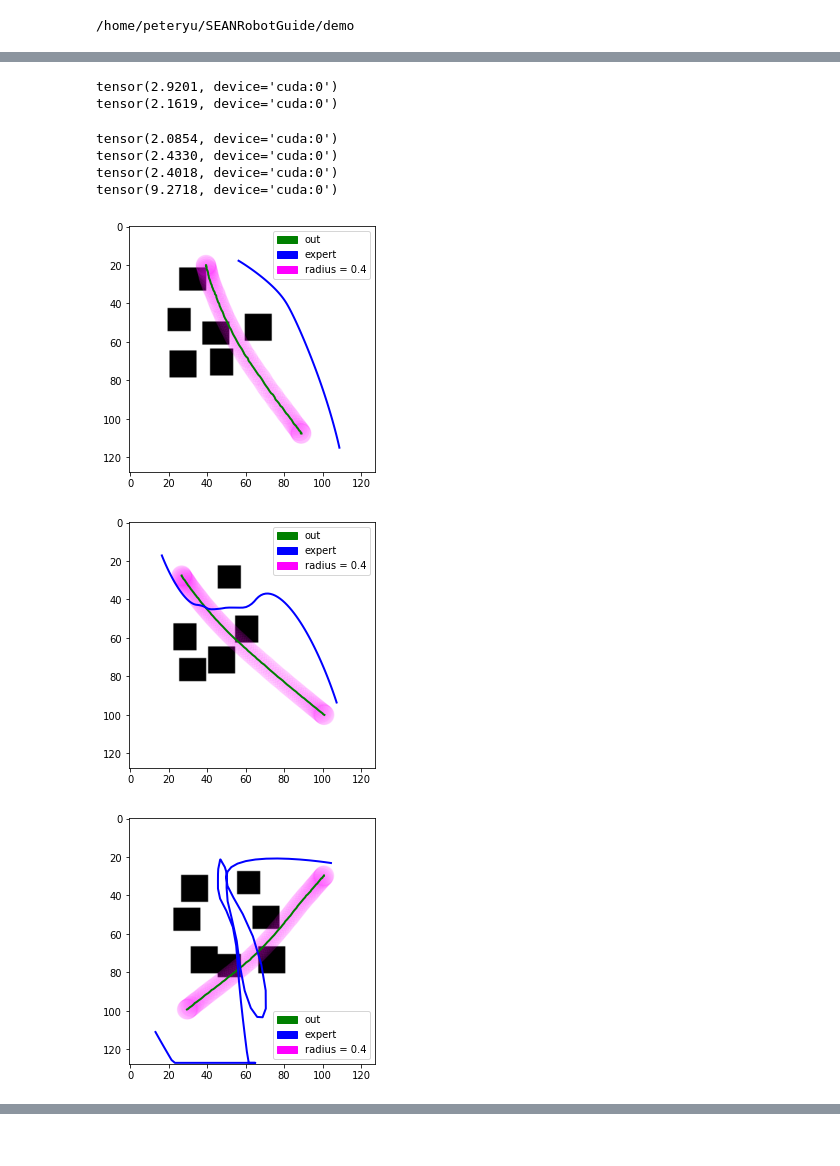
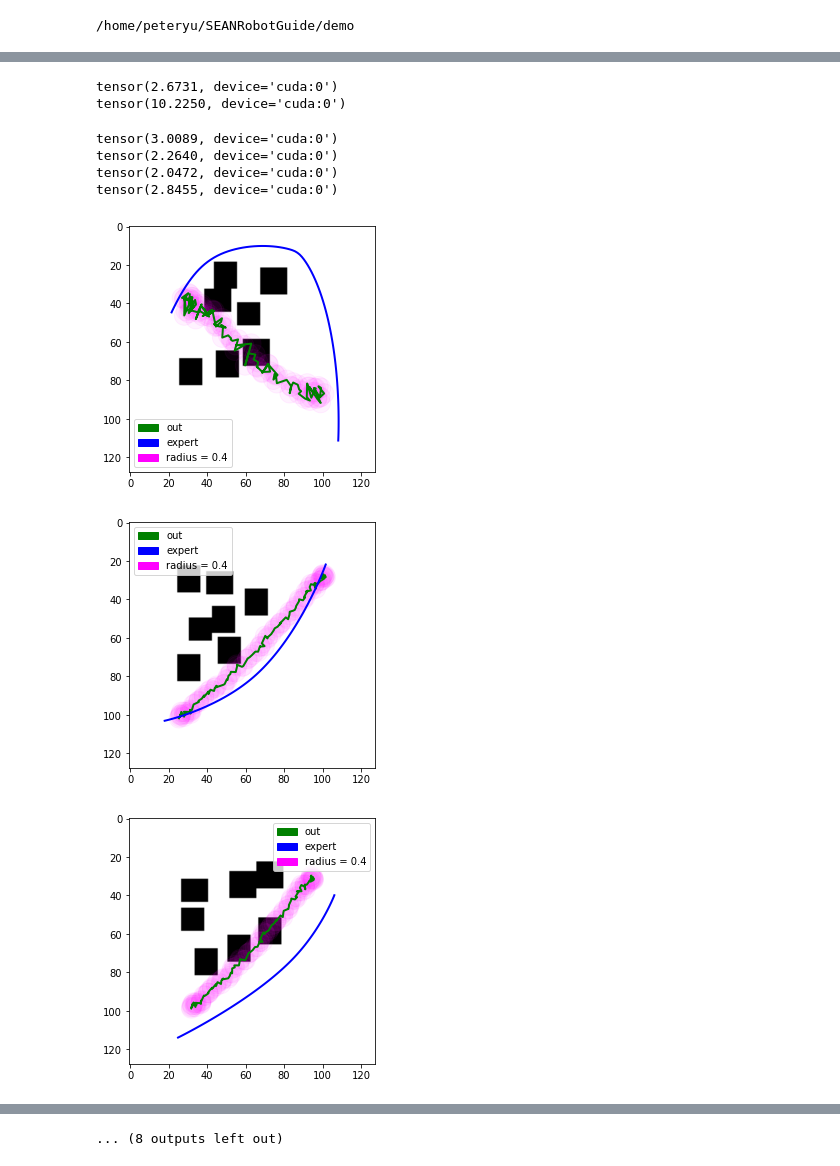
Before and after one commit to peter0201yu/SEANRobotGuide, a Jupyter notebook: demo/CNN.ipynb, the cells around one changed output, grey strips where cells are left out. Cells and saved outputs as stored; diff of their text form; code cells hidden in the pictures.

```diff
--- a/demo/CNN.ipynb
+++ b/demo/CNN.ipynb
@@ -55,5 +54,0 @@ file_id             : ['tarpit_547', 'tarpit_711', 'tarpit_331', 'tarpit_892', '
-# %%
-map_tensor = batch['map_tensor']
-map_tensor_1 = map_tensor[0]
-sdf_data = batch['sdf_data']
-print(sdf_data[0])
@@ -262,13 +229,13 @@ from copy import deepcopy
 # Training loop
 writer = SummaryWriter()
 
-from torch.optim.lr_scheduler import ExponentialLR
+from torch.optim.lr_scheduler import StepLR
 include_sdf = False
 batchsize = 32
 
 net = CNN(input_dim=1+include_sdf, output_dim=198).to(device)
-optimizer = torch.optim.Adam(net.parameters(), lr = 0.005)
-scheduler = ExponentialLR(optimizer, gamma=0.9)
+optimizer = torch.optim.Adam(net.parameters(), lr = 0.001)
+scheduler = StepLR(optimizer, step_size=1, gamma=0.7)
 net.train()
 # epochs = 50
 
@@ -347,49 +310,46 @@ Early Stopping
 # %%
 # print out inferred path
 net.eval()
 i = 1
-num_examples = 10
+num_examples = 3
 sdf = th.eb.SignedDistanceField2D(
     th.Point2(batch["sdf_origin"]),
     th.Variable(batch["cell_size"]),
     th.Variable(batch["sdf_data"]),
 )
 
 for batch in test_dl:
     with torch.no_grad():
         map_tensor, start_and_goal, label_traj = prepare_training_data(batch)
         out = net(map_tensor, start_and_goal)
         print(loss_func(out, label_traj))
 
-        path = out.reshape(32, 2, 99).detach().to("cpu")
-        sdf = th.eb.SignedDistanceField2D(
-            th.Point2(batch["sdf_origin"][0].unsqueeze(0)),
-            th.Variable(batch["cell_size"][0].unsqueeze(0)),
-            th.Variable(batch["sdf_data"][0].unsqueeze(0)),
-        )
+        for i in range(num_examples):
+            path = out.reshape(32, 2, 99).detach().to("cpu")
+            sdf = th.eb.SignedDistanceField2D(
+                th.Point2(batch["sdf_origin"][i].unsqueeze(0)),
+                th.Variable(batch["cell_size"][i].unsqueeze(0)),
+                th.Variable(batch["sdf_data"][i].unsqueeze(0)),
+            )
 
-        figs = theg.generate_trajectory_figs(
-            batch["map_tensor"][0].unsqueeze(0),
-            sdf,
-            [path[0].unsqueeze(0), batch["expert_trajectory"][0].unsqueeze(0)],
-            robot_radius=0.4,
-            labels=["out", "expert"],
-            fig_idx_robot=0,
-            figsize=(10, 4),
-        )
+            figs = theg.generate_trajectory_figs(
+                batch["map_tensor"][i].unsqueeze(0),
+                sdf,
+                [path[i].unsqueeze(0), batch["expert_trajectory"][i].unsqueeze(0)],
+                robot_radius=0.4,
+                labels=["out", "expert"],
+                fig_idx_robot=0,
+                figsize=(10, 4),
+            )
 
-        figs[0].show()
-
-        if i == num_examples:
-            break
-        i+=1
+            figs[0].show()
 # %% [output]
-tensor(2.9201, device='cuda:0')
-tensor(2.1619, device='cuda:0')
+tensor(2.6731, device='cuda:0')
+tensor(10.2250, device='cuda:0')
-tensor(2.0854, device='cuda:0')
-tensor(2.4330, device='cuda:0')
-tensor(2.4018, device='cuda:0')
-tensor(9.2718, device='cuda:0')
+tensor(3.0089, device='cuda:0')
+tensor(2.2640, device='cuda:0')
+tensor(2.0472, device='cuda:0')
+tensor(2.8455, device='cuda:0')
-[figure, old version]
+[figure, new version]
-[figure, old version]
+[figure, new version]
-[figure, old version]
+[figure, new version]
@@ -398,0 +363 @@ tensor(9.2718, device='cuda:0')
+... (8 outputs left out)
```
Also changed, not shown: parts of 15 cells of this notebook, 10 other files.
